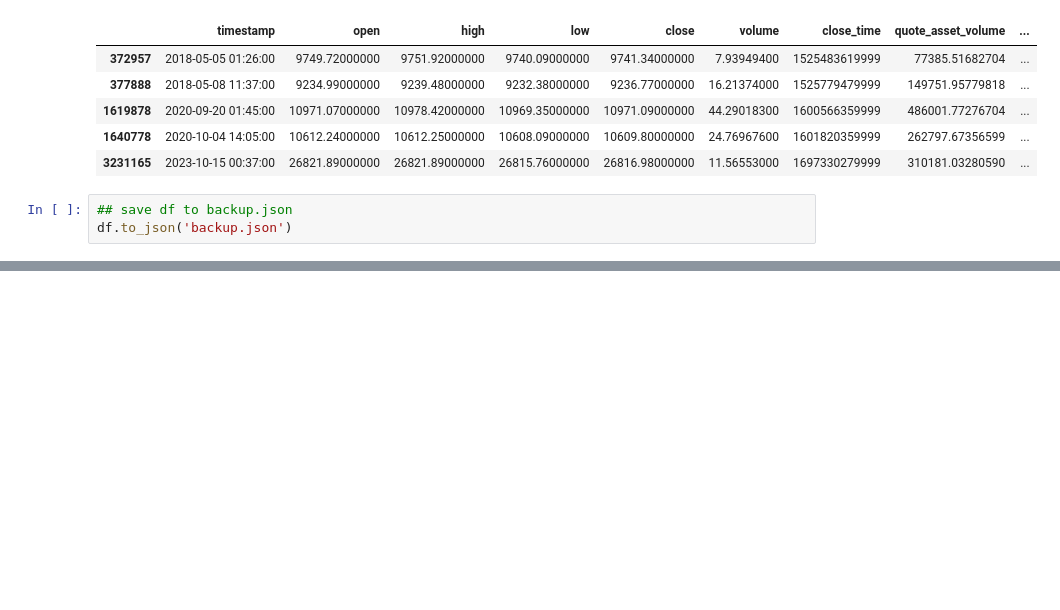
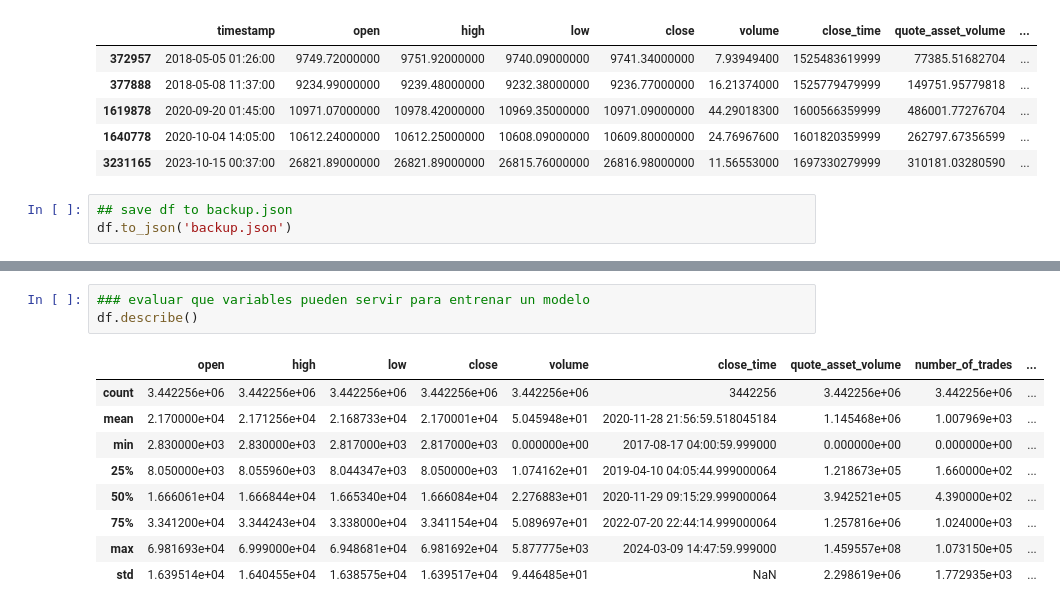
Before and after one commit to geko96/DataScience, a Jupyter notebook: Proyecto Final.ipynb, the cells around one changed output, grey strips where cells are left out. Saved outputs shown, nothing was run; the diff lists cells and outputs as text; blank space fills up the shorter version.

```diff
--- a/Proyecto Final.ipynb
+++ b/Proyecto Final.ipynb
@@ -125,0 +192,13 @@ df.info()
+# %%
+### evaluar que variables pueden servir para entrenar un modelo
+df.describe()
+# %% [output]
+|  | open | high | low | close | volume | close_time | quote_asset_volume | number_of_trades | ... |
+| count | 3.442256e+06 | 3.442256e+06 | 3.442256e+06 | 3.442256e+06 | 3.442256e+06 | 3442256 | 3.442256e+06 | 3.442256e+06 | ... |
+| mean | 2.170000e+04 | 2.171256e+04 | 2.168733e+04 | 2.170001e+04 | 5.045948e+01 | 2020-11-28 21:56:59.518045184 | 1.145468e+06 | 1.007969e+03 | ... |
+| min | 2.830000e+03 | 2.830000e+03 | 2.817000e+03 | 2.817000e+03 | 0.000000e+00 | 2017-08-17 04:00:59.999000 | 0.000000e+00 | 0.000000e+00 | ... |
+| 25% | 8.050000e+03 | 8.055960e+03 | 8.044347e+03 | 8.050000e+03 | 1.074162e+01 | 2019-04-10 04:05:44.999000064 | 1.218673e+05 | 1.660000e+02 | ... |
+| 50% | 1.666061e+04 | 1.666844e+04 | 1.665340e+04 | 1.666084e+04 | 2.276883e+01 | 2020-11-29 09:15:29.999000064 | 3.942521e+05 | 4.390000e+02 | ... |
+| 75% | 3.341200e+04 | 3.344243e+04 | 3.338000e+04 | 3.341154e+04 | 5.089697e+01 | 2022-07-20 22:44:14.999000064 | 1.257816e+06 | 1.024000e+03 | ... |
+| max | 6.981693e+04 | 6.999000e+04 | 6.948681e+04 | 6.981692e+04 | 5.877775e+03 | 2024-03-09 14:47:59.999000 | 1.459557e+08 | 1.073150e+05 | ... |
+| std | 1.639514e+04 | 1.640455e+04 | 1.638575e+04 | 1.639517e+04 | 9.446485e+01 | NaN | 2.298619e+06 | 1.772935e+03 | ... |
```
Also changed, not shown: parts of 6 cells of this notebook, 1 other file.
